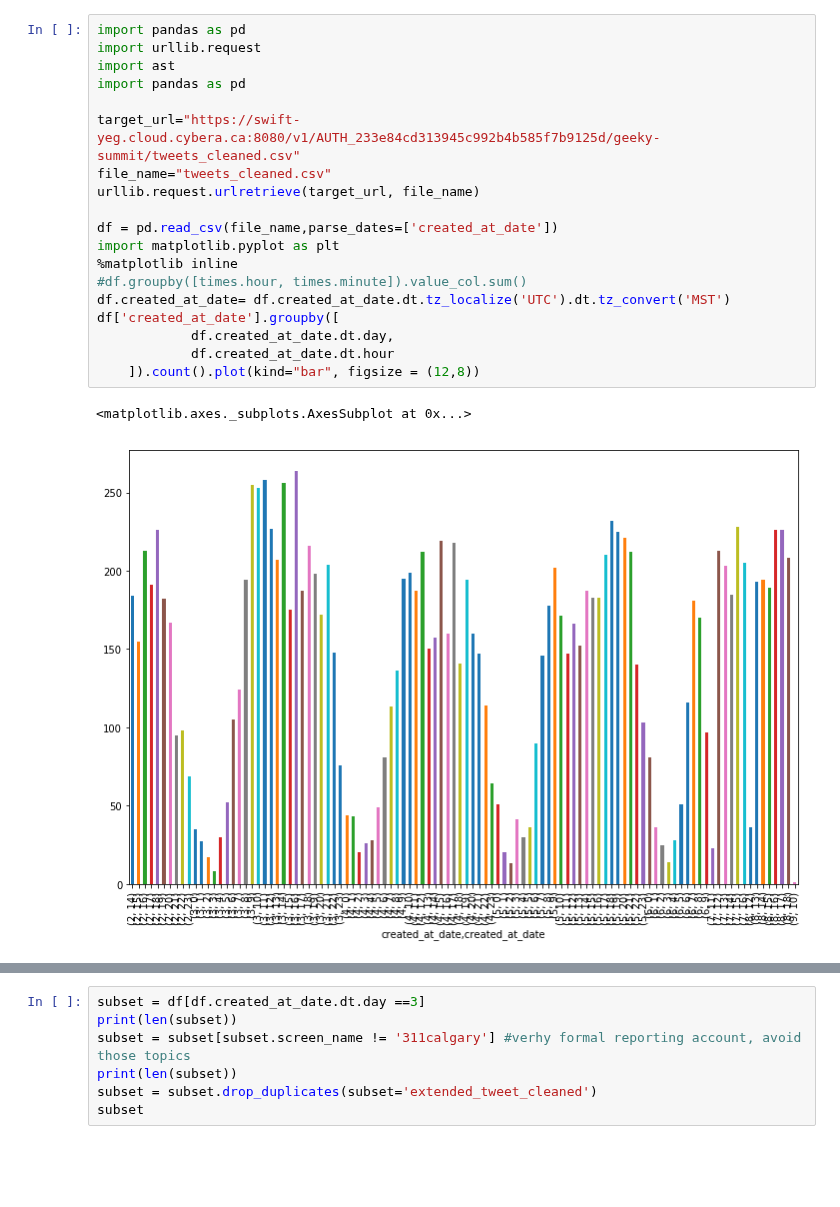
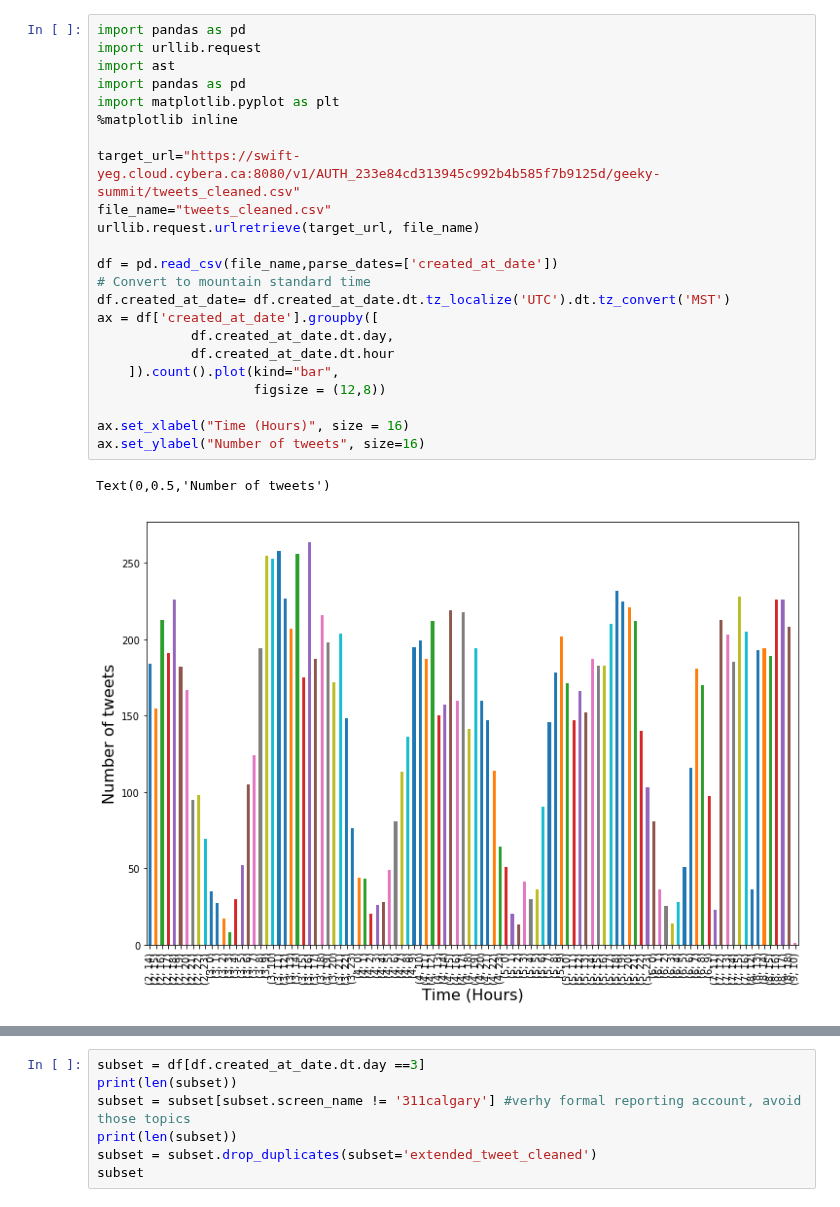
Before and after one commit to cybera/data-science-for-entrepreneurs-workshops, a Jupyter notebook: sentiment.ipynb, the cells around one changed output, grey strips where cells are left out. Saved outputs shown, nothing was run; the diff lists cells and outputs as text; blank space fills up the shorter version.

Commit message:
added more text

```diff
--- a/sentiment.ipynb
+++ b/sentiment.ipynb
@@ -15,22 +19,26 @@ TODO: Clean plot/visualize it differently to show when the most popular tweeting
 # %%
 import pandas as pd
 import urllib.request
 import ast
 import pandas as pd
+import matplotlib.pyplot as plt
+%matplotlib inline
 
 target_url="https://swift-yeg.cloud.cybera.ca:8080/v1/AUTH_233e84cd313945c992b4b585f7b9125d/geeky-summit/tweets_cleaned.csv"
 file_name="tweets_cleaned.csv"
 urllib.request.urlretrieve(target_url, file_name)
 
 df = pd.read_csv(file_name,parse_dates=['created_at_date'])
-import matplotlib.pyplot as plt
-%matplotlib inline
-#df.groupby([times.hour, times.minute]).value_col.sum()
+# Convert to mountain standard time
 df.created_at_date= df.created_at_date.dt.tz_localize('UTC').dt.tz_convert('MST')
-df['created_at_date'].groupby([
+ax = df['created_at_date'].groupby([
             df.created_at_date.dt.day,
             df.created_at_date.dt.hour
-    ]).count().plot(kind="bar", figsize = (12,8))
+    ]).count().plot(kind="bar",
+                    figsize = (12,8))
+
+ax.set_xlabel("Time (Hours)", size = 16)
+ax.set_ylabel("Number of tweets", size=16)
 # %% [output]
-<matplotlib.axes._subplots.AxesSubplot at 0x...>
+Text(0,0.5,'Number of tweets')
-[figure, old version]
+[figure, new version]
```
Also changed, not shown: parts of 20 cells of this notebook.
